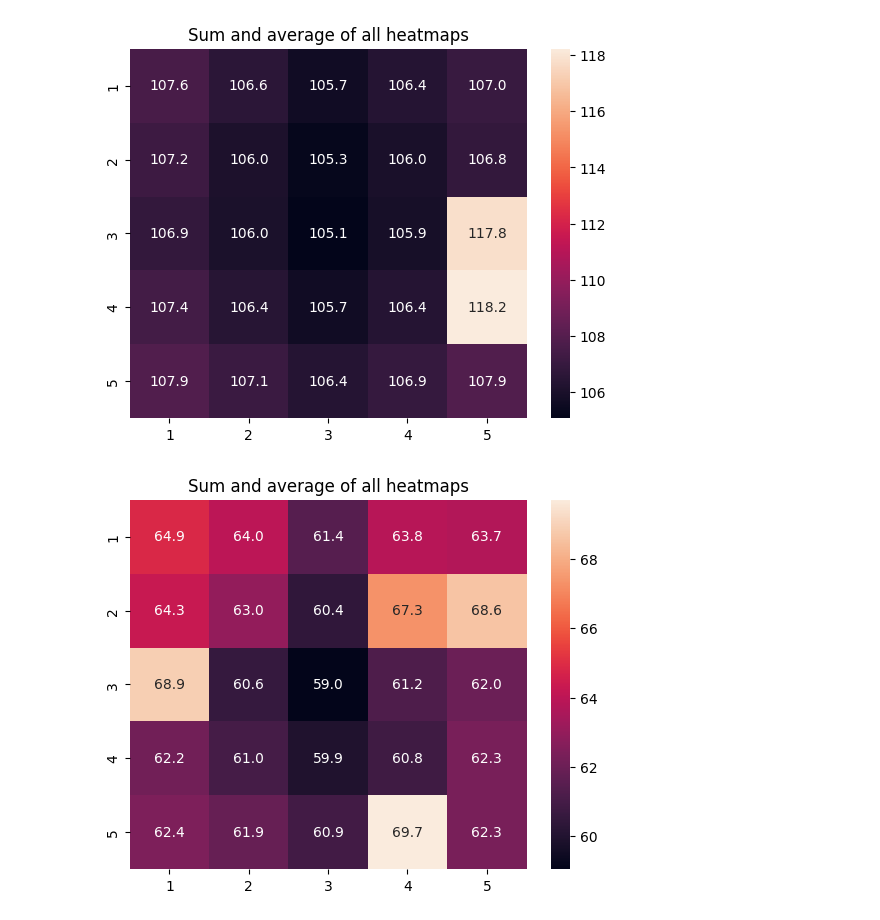
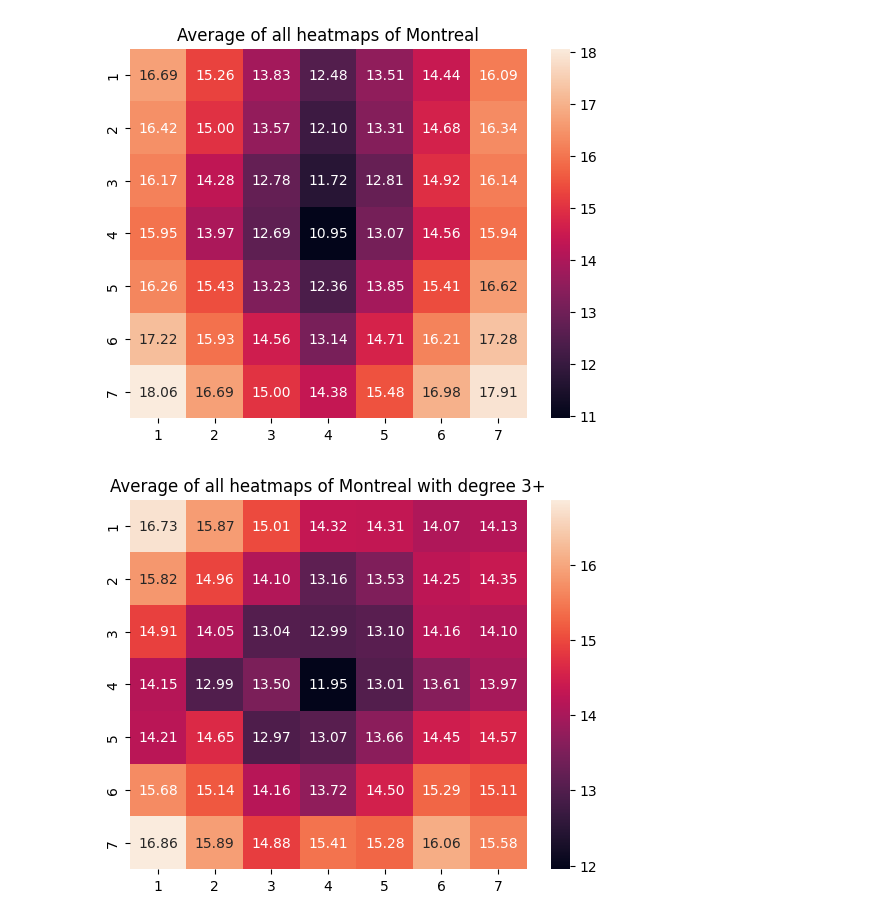
Before and after one commit to CalliEve/metro-map-editor, a Jupyter notebook: research_notebooks/heatmaps.ipynb, the cells around one changed output. Drawn from its saved outputs; the diff is of its cells as text; code cells hidden in the pictures.

```diff
--- a/research_notebooks/heatmaps.ipynb
+++ b/research_notebooks/heatmaps.ipynb
@@ -103,21 +155,26 @@ Station ID: 58, Distance: 61.20 at Angle 70.0
 # %%
 from functools import reduce
 
-def heatmap_summary(heatmaps):
+def heatmap_summary(city, *heatmaps):
+    if not isinstance(city, str):
+        heatmaps = [city] + list(heatmaps)
+        city = None
+
+    heatmaps = list(map(lambda df: df.fillna(df.mean(axis=None)).sub(df.min(axis=None)).div(df.max(axis=None)-df.min(axis=None)).add(1).mul(10), heatmaps))
     total_heatmap = reduce(
-        lambda a, b: a.add(b, fill_value=b.mean(axis=None)),
-        [heatmap.set_axis([1, 2, 3, 4, 5], axis=0).set_axis([1, 2, 3, 4, 5], axis=1) for heatmap in heatmaps]
+        lambda a, b: a.add(b),
+        [heatmap.set_axis([1, 2, 3, 4, 5, 6, 7], axis=0).set_axis([1, 2, 3, 4, 5, 6, 7], axis=1) for heatmap in heatmaps],
+        DataFrame(np.zeros((7, 7))).set_axis([1, 2, 3, 4, 5, 6, 7], axis=0).set_axis([1, 2, 3, 4, 5, 6, 7], axis=1)
     )
     total_heatmap = total_heatmap.div(len(heatmaps))
 
-    ax = sns.heatmap(total_heatmap, annot=True, fmt=".1f")
-    plt.title('Sum and average of all heatmaps')
+    sns.heatmap(total_heatmap, annot=True, fmt=".2f")
+    plt.title('Average of all heatmaps' if city is None else f'Average of all heatmaps of {city}')
     plt.show()
+    return total_heatmap
-# %%
-heatmap_summary(montreal_heatmaps)
-# %% [output]
-[figure, removed]
-# %%
-heatmap_summary(washington_heatmaps)
-# %% [output]
-[figure, removed]
+# %%
+montreal_summary = heatmap_summary("Montreal", *[h[0] for h in montreal_heatmaps])
+_ = heatmap_summary("Montreal with degree 3+", *[h[0] for h in montreal_heatmaps if h[1] > 1])
+# %% [output]
+[figure, added]
+[figure, added]
```
Also changed, not shown: parts of 8 cells of this notebook, 9 other files.
